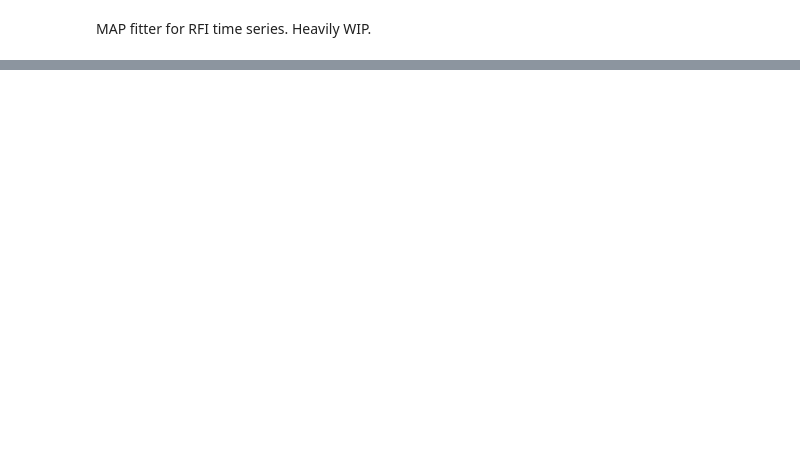
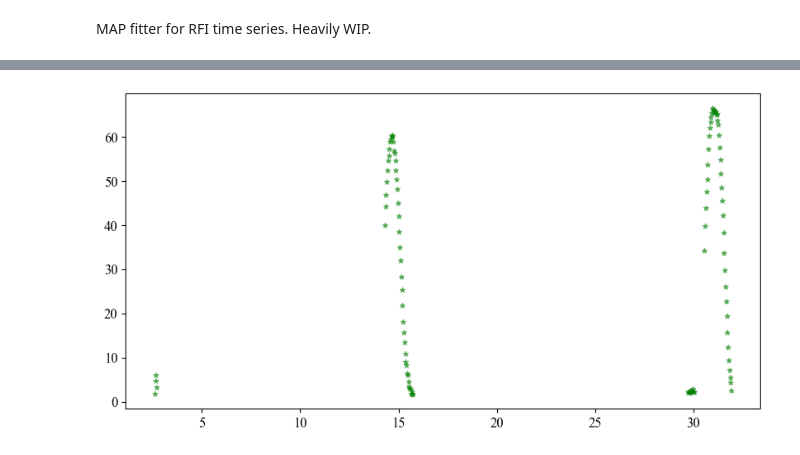
Before and after one commit to baron-de-montblanc/rfi_characterization, a Jupyter notebook: notebooks/mapper.ipynb, the cells around one changed output, grey strips where cells are left out. Cells and saved outputs as stored; diff of their text form; code cells hidden in the pictures; blank space fills up the shorter version.

```diff
--- a/notebooks/mapper.ipynb
+++ b/notebooks/mapper.ipynb
@@ -104,7 +104,7 @@ def chan_avg(ins):
 
 #Defining the data directory and night in file name
 data_dir = "Data"
-night = "109337_p2"
+night = "109431_p3"
 
 #Constructing datapath and constructing ins object using SSINS
 datapath = os.path.join(data_dir, night + "_SSINS_data.h5")
@@ -257,7 +265,7 @@ padded_amp[indices] = amp
 
 
 
-def rcos_diff(params, time, vis_amp, show_converg=False, penalty=1000):
+def rcos_diff(params, time, vis_amp, show_converg=False, penalty=10000):
 
     """
     The objective log-posterior function for MAP fitting of the SSINS time series
@@ -373,7 +381,7 @@ def rcos_diff(params, time, vis_amp, show_converg=False, penalty=1000):
         log_prior_emit=0
 
     #Defining minus the log posterior, the output of our objective function
-    minus_posterior = -(log_like + log_prior_coeff + log_prior_emit + penalty*num_emissions)
+    minus_posterior = -(log_like + log_prior_coeff + log_prior_emit) + penalty*num_emissions
 
     #Prints the value of the objective function if set to True
     if show_converg==True:
@@ -467,5 +514,26 @@ print(rcos_fit)
 # %%
+##Defining the function we now want to plot
+
 def rcos_model(time, *params, show='all'):
+
+    """
+    The joint background + emissions model vs time.
+
+    Args
+    ----
+
+    time:
+        Time array to be plotted.
+
+    params:
+        Parameters consisting of concatenated DPSS coefficients + emission parameters arrays.
+
+    show:
+        If set to 'all', will return background + emissions. If set to 'background', will return background. If set to 'emit', will return emissions.
+
+    Returns:
+        background + emission, background only, or emission only, depending on the value of show.
+    """
     N_terms=13
     coeff = params[:N_terms]
     theta = params[N_terms:]
@@ -519,7 +587,7 @@ ax[1].set_title('Emission (background subtraction)')
 ax[1].set_xlabel("Time into pointing (min)")
 #ax[1].plot(smooth_time*60*24, rcos_model(smooth_time, *rcos_fit, show='emit'), color='blue', alpha=0.5, label = 'Emissions', linestyle='--')
 ax[1].set_ylabel("Residuals (arb. units)")
-ax[1].scatter(smooth_time*60*24, padded_amp - rcos_model(smooth_time, *rcos_fit, show='all'), s=20, alpha=0.5, color='green', label='Residuals', marker='*')
+ax[1].scatter(smooth_time*60*24, padded_amp - rcos_model(smooth_time, *rcos_fit, show='background'), s=20, alpha=0.5, color='green', label='Residuals', marker='*')
 ax[1].fill_between(smooth_time*60*24,
                  -5*np.sqrt((4/np.pi-1)/N_bl/N_freq)*rcos_model(smooth_time, *rcos_fit, show='background'),
                  5*np.sqrt((4/np.pi-1)/N_bl/N_freq)*rcos_model(smooth_time, *rcos_fit, show='background'),
@@ -534,5 +611,14 @@ print(rcos_fit)
 # %%
-plt.scatter(smooth_time[1:]*60*24, np.diff(padded_amp - rcos_model(smooth_time, *rcos_fit, show='background')), s=20, alpha=0.5, color='green', label='Differences', marker='*')
+plt.figure(figsize=(10, 5))
+noise_cov = np.sqrt((4/np.pi-1)/N_bl/N_freq)*rcos_model(smooth_time, *rcos_fit, show='background')
+
+emissions = np.where(padded_amp - rcos_model(smooth_time, *rcos_fit, show='background') > 5*noise_cov, padded_amp - rcos_model(smooth_time, *rcos_fit, show='background'), np.nan)
+
+
+
+plt.scatter(smooth_time[0:]*60*24, emissions, s=20, alpha=0.5, color='green', label='Differences', marker='*')
 #plt.scatter(smooth_time*60*24, padded_amp, s=20, alpha=0.5, color='green', label='Channel-averaged amplitudes', marker='*')
 plt.show()
+# %% [output]
+[figure, added]
 # %%
```
Also changed, not shown: parts of 5 cells of this notebook.
